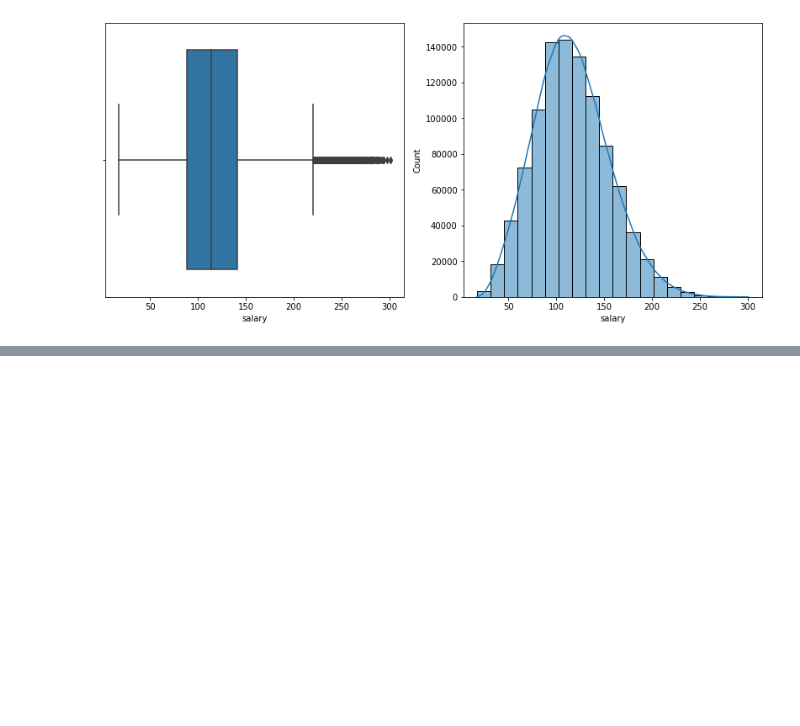
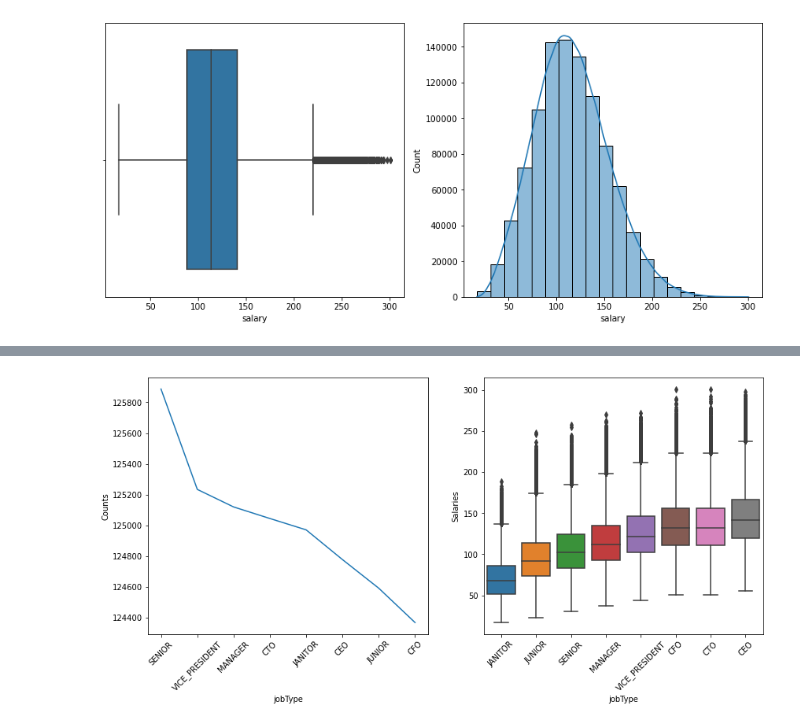
Before and after one commit to skylerbullard/salarypredictionportfolio, a Jupyter notebook: salarypredictionportfolio_define_discover.ipynb, the cells around one changed output, grey strips where cells are left out. Drawn from its saved outputs; the diff is of its cells as text; code cells hidden in the pictures; blank space fills up the shorter version.

```diff
--- a/salarypredictionportfolio_define_discover.ipynb
+++ b/salarypredictionportfolio_define_discover.ipynb
@@ -360,0 +375,4 @@ for column in numeric_cols:
+# %%
+feature_plots( train_df , 'jobType' )
+# %% [output]
+[figure, added]
```
Also changed, not shown: parts of 10 cells of this notebook.
